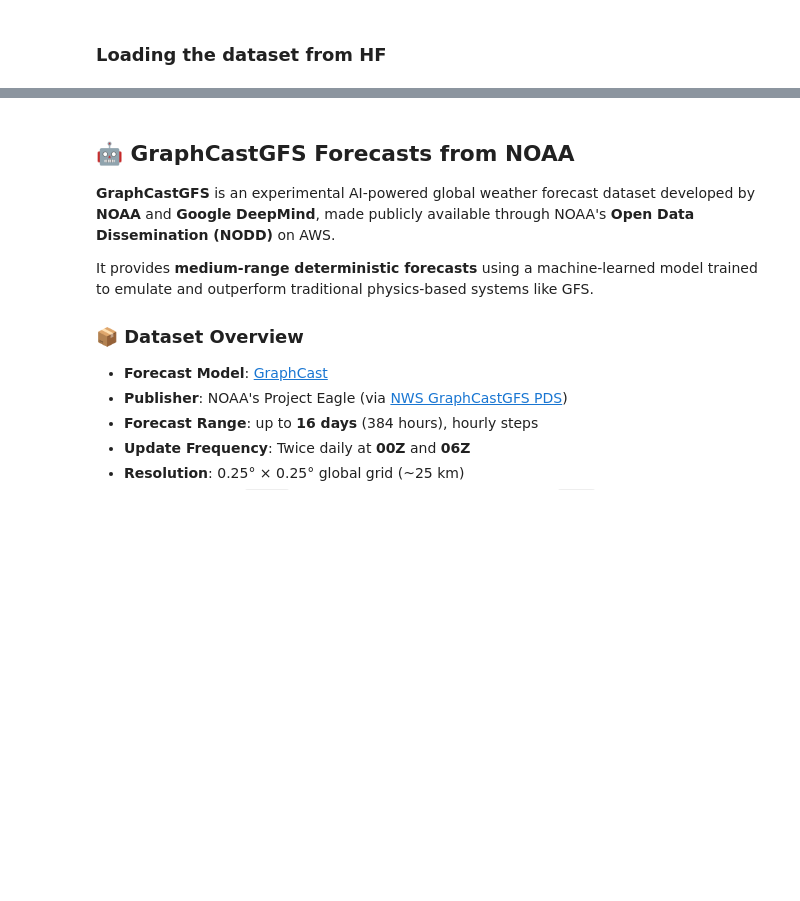
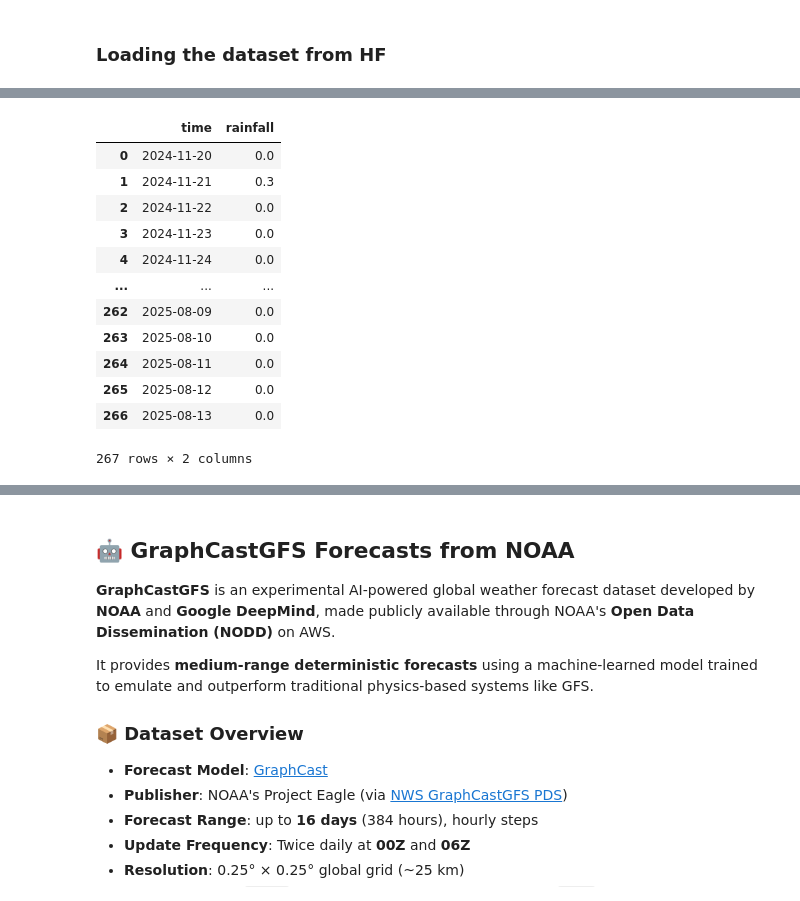
Before and after one commit to africlimate-research/AfriClimateAI-Community, a Jupyter notebook: resources/DLI25_comprehensive_benchmarking.ipynb, the cells around one changed output, grey strips where cells are left out. Drawn from its saved outputs; the diff is of its cells as text; code cells hidden in the pictures; blank space fills up the shorter version.

```diff
--- a/resources/DLI25_comprehensive_benchmarking.ipynb
+++ b/resources/DLI25_comprehensive_benchmarking.ipynb
@@ -198,5 +197,21 @@ df_afrinet.time=pd.to_datetime(df_afrinet.time)
 from DLI25.utils import resample_to_daily
 df_afrinet=resample_to_daily(df_afrinet, "rainfall", time_col='time', new_col_name=None)
 df_imerg=resample_to_daily(df_imerg, "precipitation", time_is_index=True, new_col_name=None)
+# %%
+df_afrinet
+# %% [output]
+|  | time | rainfall |
+| 0 | 2024-11-20 | 0.0 |
+| 1 | 2024-11-21 | 0.3 |
+| 2 | 2024-11-22 | 0.0 |
+| 3 | 2024-11-23 | 0.0 |
+| 4 | 2024-11-24 | 0.0 |
+| ... | ... | ... |
+| 262 | 2025-08-09 | 0.0 |
+| 263 | 2025-08-10 | 0.0 |
+| 264 | 2025-08-11 | 0.0 |
+| 265 | 2025-08-12 | 0.0 |
+| 266 | 2025-08-13 | 0.0 |
+267 rows × 2 columns
 # %%
 merged_df = df_imerg.merge(df_afrinet, on='time', how='inner')
```
Also changed, not shown: parts of 16 cells of this notebook, 1 other file.
